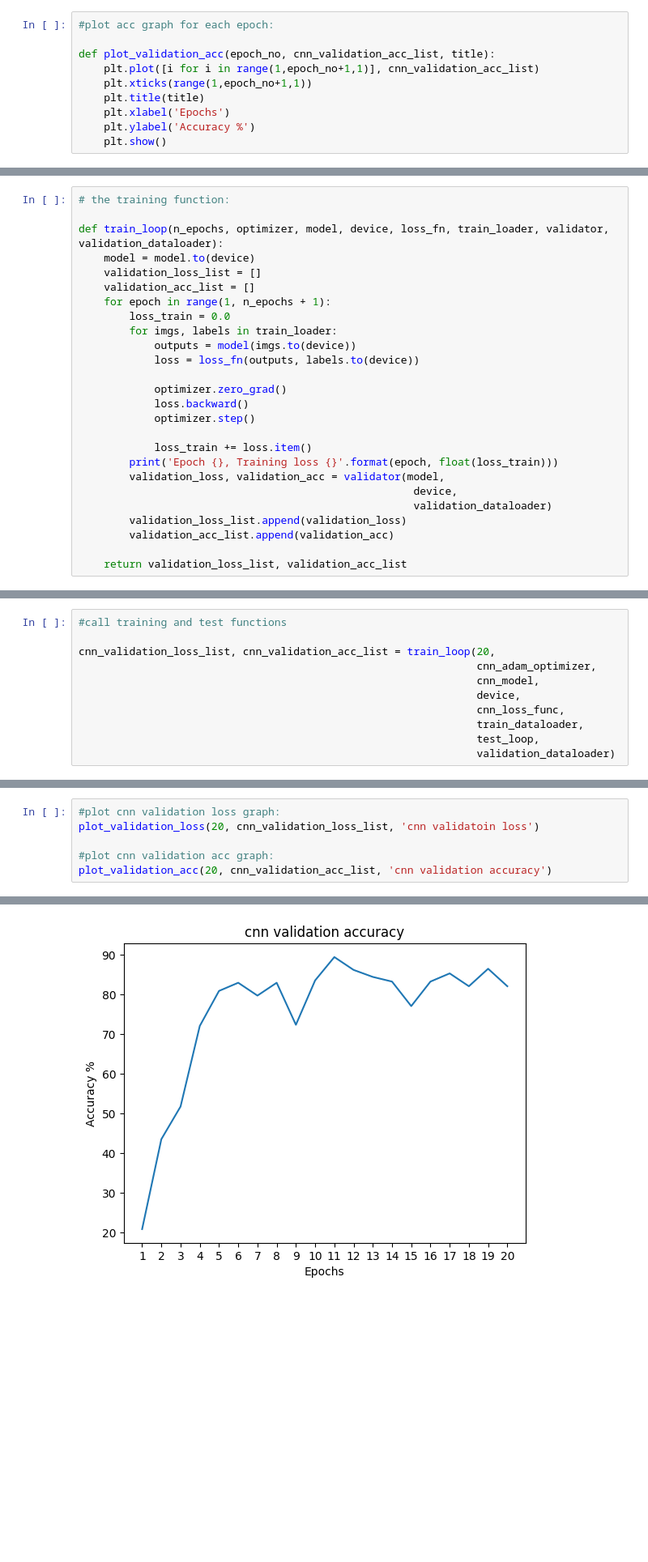
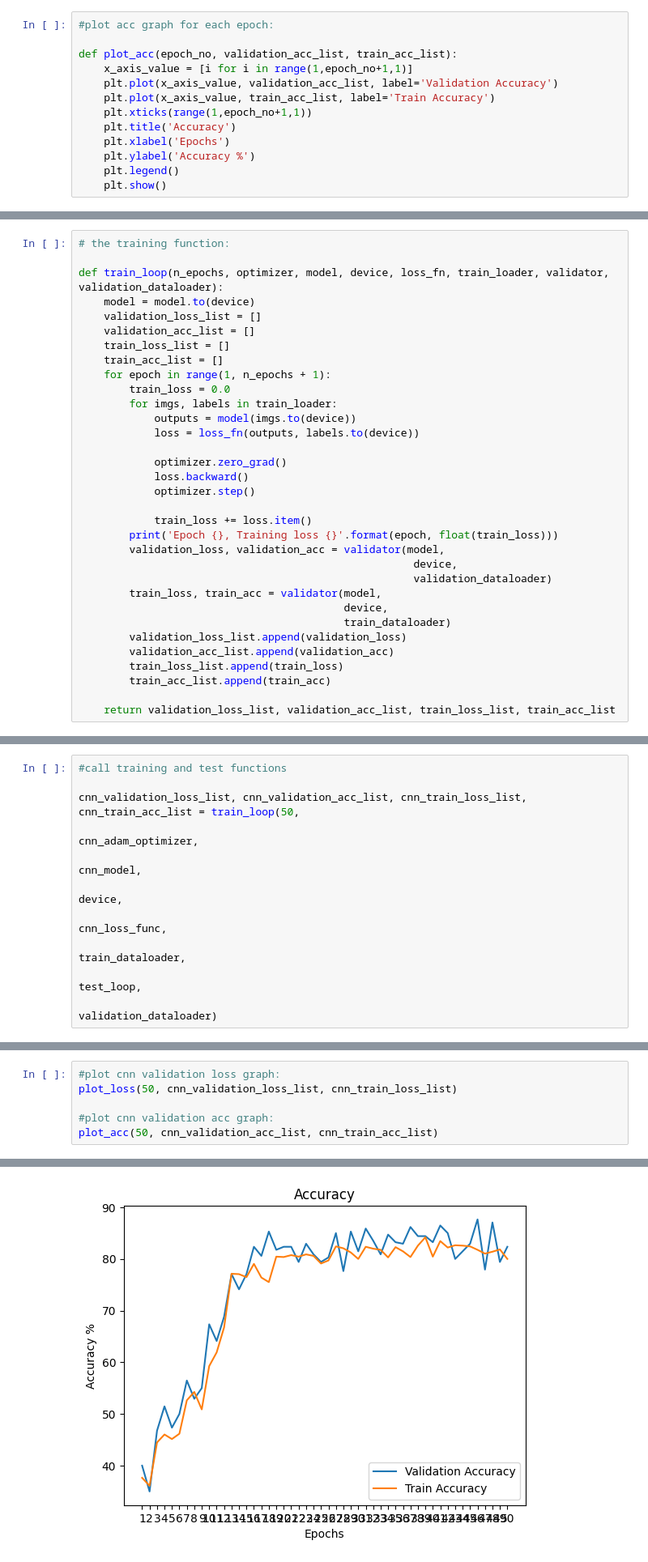
Before and after one commit to karthik-vig/Autoencoder-based-classification, a Jupyter notebook: Nightingale.ipynb, the cells around one changed output, grey strips where cells are left out. Shown: that part at 81% size. Cells and saved outputs as stored; diff of their text form; blank space fills up the shorter version.

```diff
--- a/Nightingale.ipynb
+++ b/Nightingale.ipynb
@@ -87,12 +90,15 @@ def plot_validation_loss(epoch_no, cnn_validation_loss_list, title):
 # %%
 #plot acc graph for each epoch:
 
-def plot_validation_acc(epoch_no, cnn_validation_acc_list, title):
-    plt.plot([i for i in range(1,epoch_no+1,1)], cnn_validation_acc_list)
+def plot_acc(epoch_no, validation_acc_list, train_acc_list):
+    x_axis_value = [i for i in range(1,epoch_no+1,1)]
+    plt.plot(x_axis_value, validation_acc_list, label='Validation Accuracy')
+    plt.plot(x_axis_value, train_acc_list, label='Train Accuracy')
     plt.xticks(range(1,epoch_no+1,1))
-    plt.title(title)
+    plt.title('Accuracy')
     plt.xlabel('Epochs')
     plt.ylabel('Accuracy %')
+    plt.legend()
     plt.show()
 # %% [markdown]
 # **Function for display the Confusion Matrix:**
@@ -160,8 +179,10 @@ def train_loop(n_epochs, optimizer, model, device, loss_fn, train_loader, valida
     model = model.to(device)
     validation_loss_list = []
     validation_acc_list = []
+    train_loss_list = []
+    train_acc_list = []
     for epoch in range(1, n_epochs + 1):
-        loss_train = 0.0
+        train_loss = 0.0
         for imgs, labels in train_loader:
             outputs = model(imgs.to(device))
             loss = loss_fn(outputs, labels.to(device))
@@ -170,15 +191,20 @@ def train_loop(n_epochs, optimizer, model, device, loss_fn, train_loader, valida
             loss.backward()
             optimizer.step()
 
-            loss_train += loss.item()
-        print('Epoch {}, Training loss {}'.format(epoch, float(loss_train)))
+            train_loss += loss.item()
+        print('Epoch {}, Training loss {}'.format(epoch, float(train_loss)))
         validation_loss, validation_acc = validator(model,
                                                      device,
                                                      validation_dataloader)
+        train_loss, train_acc = validator(model,
+                                          device,
+                                          train_dataloader)
         validation_loss_list.append(validation_loss)
         validation_acc_list.append(validation_acc)
+        train_loss_list.append(train_loss)
+        train_acc_list.append(train_acc)
 
-    return validation_loss_list, validation_acc_list
+    return validation_loss_list, validation_acc_list, train_loss_list, train_acc_list
 # %% [markdown]
 # **Define the test function for the CNN model:**
 # %%
@@ -209,12 +235,12 @@ def test_loop(model, device, test_loader):
 # %%
 #call training and test functions
 
-cnn_validation_loss_list, cnn_validation_acc_list = train_loop(20,
-                                                               cnn_adam_optimizer,
-                                                               cnn_model,
-                                                               device,
-                                                               cnn_loss_func,
-                                                               train_dataloader,
-                                                               test_loop,
-                                                               validation_dataloader)
+cnn_validation_loss_list, cnn_validation_acc_list, cnn_train_loss_list, cnn_train_acc_list = train_loop(50,
+                                                                                                       cnn_adam_optimizer,
+                                                                                                       cnn_model,
+                                                                                                       device,
+                                                                                                       cnn_loss_func,
+                                                                                                       train_dataloader,
+                                                                                                       test_loop,
+                                                                                                       validation_dataloader)
 # %% [output]
@@ -239,8 +265,8 @@ Test set: Average loss: -4.5128, Accuracy: 279/340 (82%)
 # **Plot the validation loss and accuracy for CNN model:**
 # %%
 #plot cnn validation loss graph:
-plot_validation_loss(20, cnn_validation_loss_list, 'cnn validatoin loss')
+plot_loss(50, cnn_validation_loss_list, cnn_train_loss_list)
 
 #plot cnn validation acc graph:
-plot_validation_acc(20, cnn_validation_acc_list, 'cnn validation accuracy')
+plot_acc(50, cnn_validation_acc_list, cnn_train_acc_list)
 # %% [output]
@@ -248,4 +274,4 @@ plot_validation_acc(20, cnn_validation_acc_list, 'cnn validation accuracy')
-[figure, old version]
+[figure, new version]
 # %% [markdown]
 # **Plot the Confusion Matrix for the CNN model on Validation data:**
 # %%
```
Also changed, not shown: parts of 13 cells of this notebook, 1 other file.
